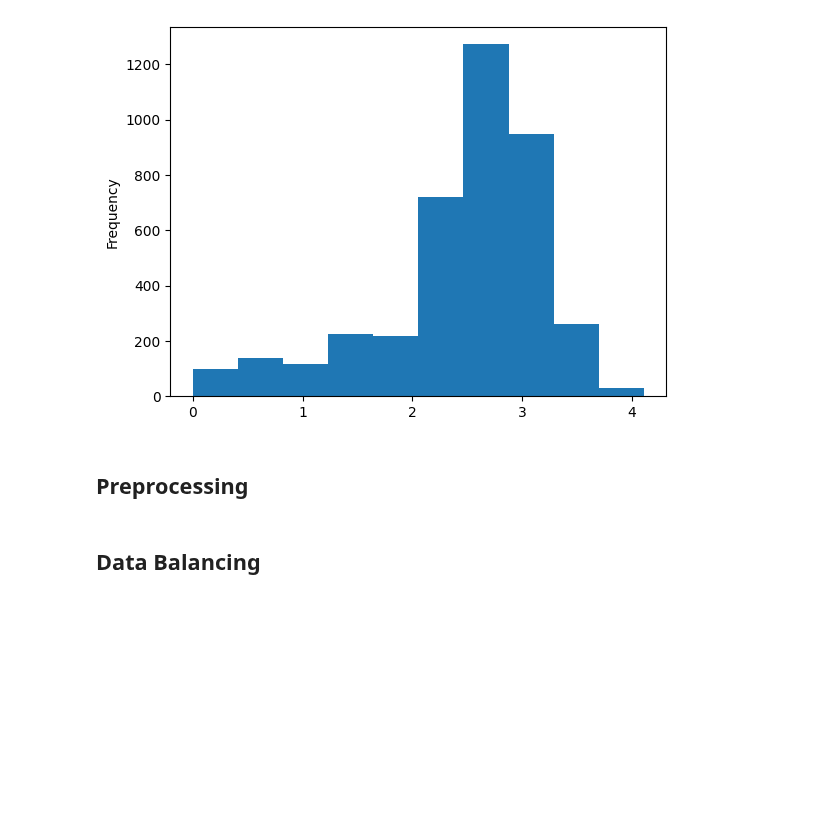
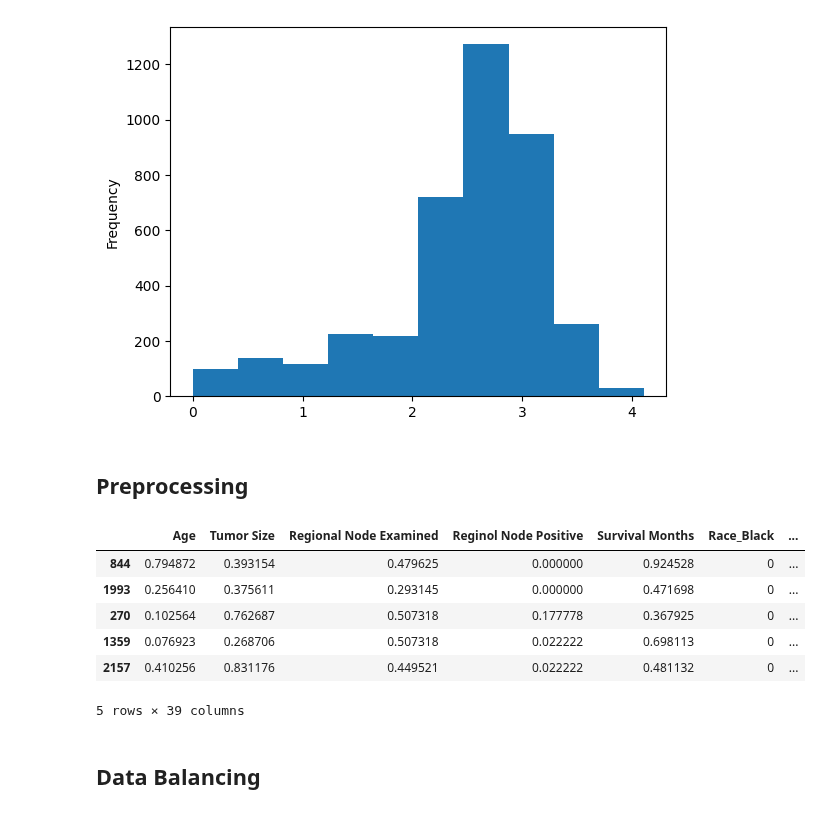
Before and after one commit to zivkovicbogdana/breast-cancer-prediction, a Jupyter notebook: analysis.ipynb, the cells around one changed output. Cells and saved outputs as stored; diff of their text form; code cells hidden in the pictures; blank space fills up the shorter version.

```diff
--- a/analysis.ipynb
+++ b/analysis.ipynb
@@ -119,23 +119,32 @@ df['Regional Node Examined'].plot.hist()
 # %%
 def preprocessing(X, y, scaler=None):
     # We scale all the columns
     if scaler is None:
         # We only want the scaler to fit the train data
         scaler = MinMaxScaler()
         X[numerical_cols] = scaler.fit_transform(X[numerical_cols])
     else:
         X[numerical_cols] = scaler.transform(X[numerical_cols])
     # One Hot Encoding
     X = pd.get_dummies(X, columns = categorical_cols)
     # Encode output
     status_map = {'Dead': 1, 'Alive': 0}
     y = y.map(status_map)
     y = y.rename('Dead')
     return X, y, scaler
 
 X_train, y_train, scaler = preprocessing(X_train,y_train)
 X_val, y_val, _ = preprocessing(X_val, y_val, scaler)
 X_test, y_test, _ = preprocessing(X_test,y_test,scaler)
+X_train.head()
+# %% [output]
+|  | Age | Tumor Size | Regional Node Examined | Reginol Node Positive | Survival Months | Race_Black | ... |
+| 844 | 0.794872 | 0.393154 | 0.479625 | 0.000000 | 0.924528 | 0 | ... |
+| 1993 | 0.256410 | 0.375611 | 0.293145 | 0.000000 | 0.471698 | 0 | ... |
+| 270 | 0.102564 | 0.762687 | 0.507318 | 0.177778 | 0.367925 | 0 | ... |
+| 1359 | 0.076923 | 0.268706 | 0.507318 | 0.022222 | 0.698113 | 0 | ... |
+| 2157 | 0.410256 | 0.831176 | 0.449521 | 0.022222 | 0.481132 | 0 | ... |
+5 rows × 39 columns
 # %% [markdown]
 ## Data Balancing
 # %%
```
Also changed, not shown: parts of 19 cells of this notebook.
